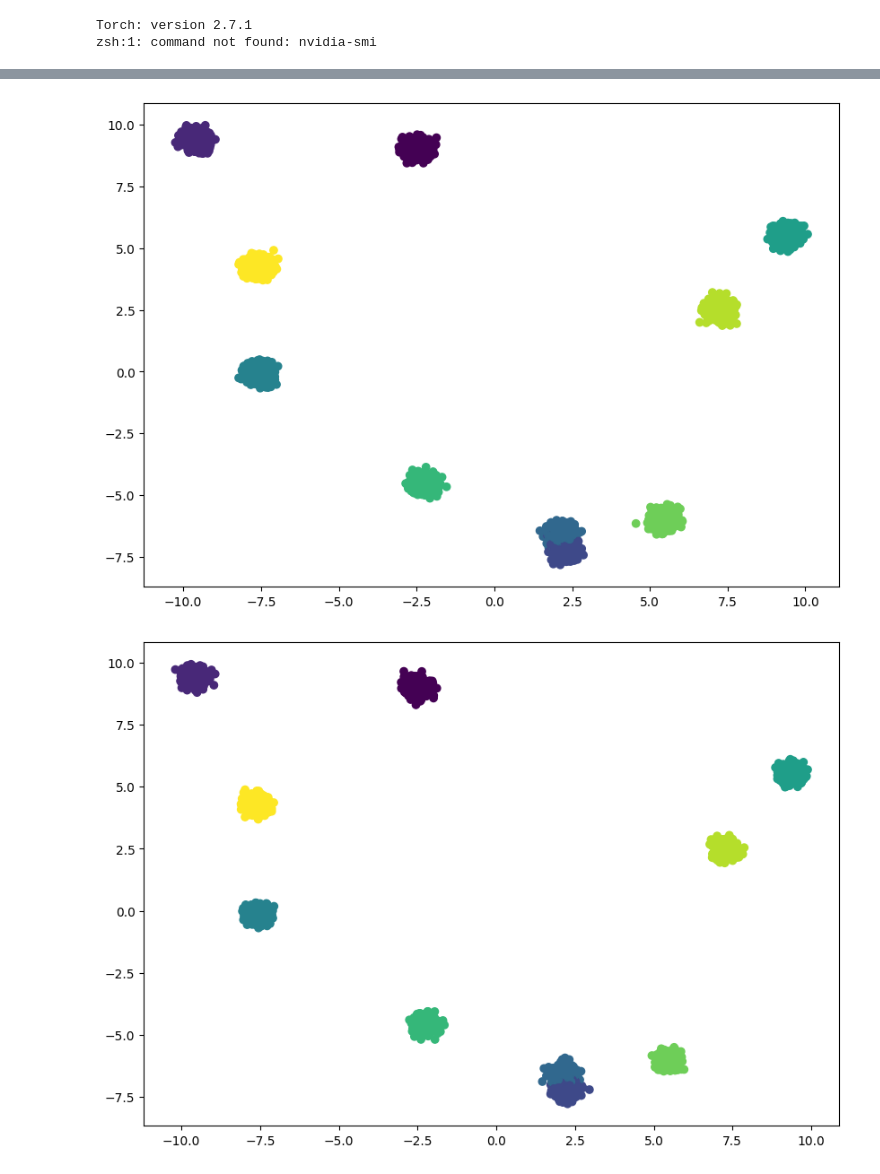
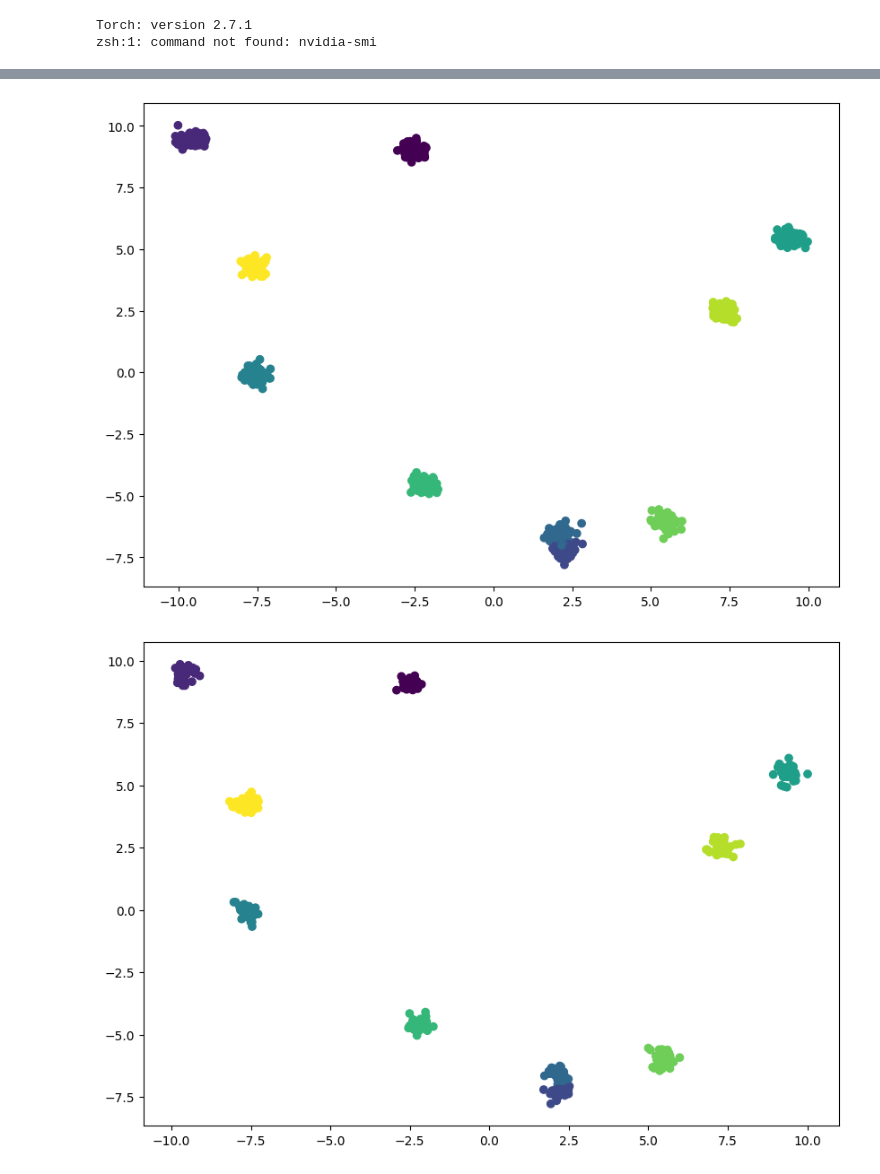
Before and after one commit to GiovanniRaseraF/cpp, a Jupyter notebook: pytorch/code/05_MulticlassClassification.ipynb, the cells around one changed output, grey strips where cells are left out. Cells and saved outputs as stored; diff of their text form; code cells hidden in the pictures.

```diff
--- a/pytorch/code/05_MulticlassClassification.ipynb
+++ b/pytorch/code/05_MulticlassClassification.ipynb
@@ -8,7 +8,7 @@ from sklearn.datasets import make_blobs
 from sklearn.model_selection import train_test_split
 from helper_functions import *
 
-N_SAMPLES = 10000
+N_SAMPLES = 1000
 NUM_CLASSES = 10
 NUM_FEATURES = 10
 RANDOM_SEED = 42
@@ -73,9 +82,8 @@ def printClass(X_, y_, n_classes):
 
 # Calculate accuracy - out of 100 what percent the model gets right
 def accuracy_fn(y_test, preds):
-    correct = (y_test == preds).type(torch.float)
-    nc = (torch.count_nonzero(correct))
-    return  nc.item() / len(y_test) * 100
+    correct = torch.sum(torch.eq(y_test, preds).type(torch.int))
+    return  correct.item() / len(y_test) * 10
 
 y = torch.zeros(N_SAMPLES, NUM_CLASSES)
 for i in range(len(y_blob)):
@@ -96,7 +104,8 @@ printClass(X_train, y_train, NUM_CLASSES)
 
 # Training
 # Loss for classification
-loss_fn = nn.MultiLabelSoftMarginLoss() # This is also the output activation function; so is combining Sigmoid -> BCELoss
+loss_fn = nn.MultiLabelSoftMarginLoss()
+# loss_fn = nn.CrossEntropyLoss()
 # and is more numerically stable
 
 optimizer = optim.SGD(
@@ -105,7 +114,7 @@ optimizer = optim.SGD(
 )
 # Training
 torch.manual_seed(RANDOM_SEED)
-epochs = 5000
+epochs = 1000
 for ep in range(epochs):
     model.train()
 
@@ -131,9 +140,10 @@ for ep in range(epochs):
 
         # test loss
         test_loss = loss_fn(test_logits, y_test)
+        acc = accuracy_fn(y_test, test_pred)
 
     if ep % (epochs / 10) == 0:
-        print(f"Ep: {ep} | loss: {loss:.5f} | tloss: {test_loss:.5f} ")
+        print(f"Ep: {ep} | loss: {loss:.5f} | tloss: {test_loss:.5f} | tacc: {acc} ")
 
 # Lets visualize
 with torch.inference_mode():
@@ -154,4 +164,4 @@ Ep: 4500 | loss: 0.00122 | tloss: 0.00124
-[figure, old version]
+[figure, new version]
-[figure, old version]
+[figure, new version]
 # %%
 # hello
```
Also changed, not shown: parts of 3 cells of this notebook.
